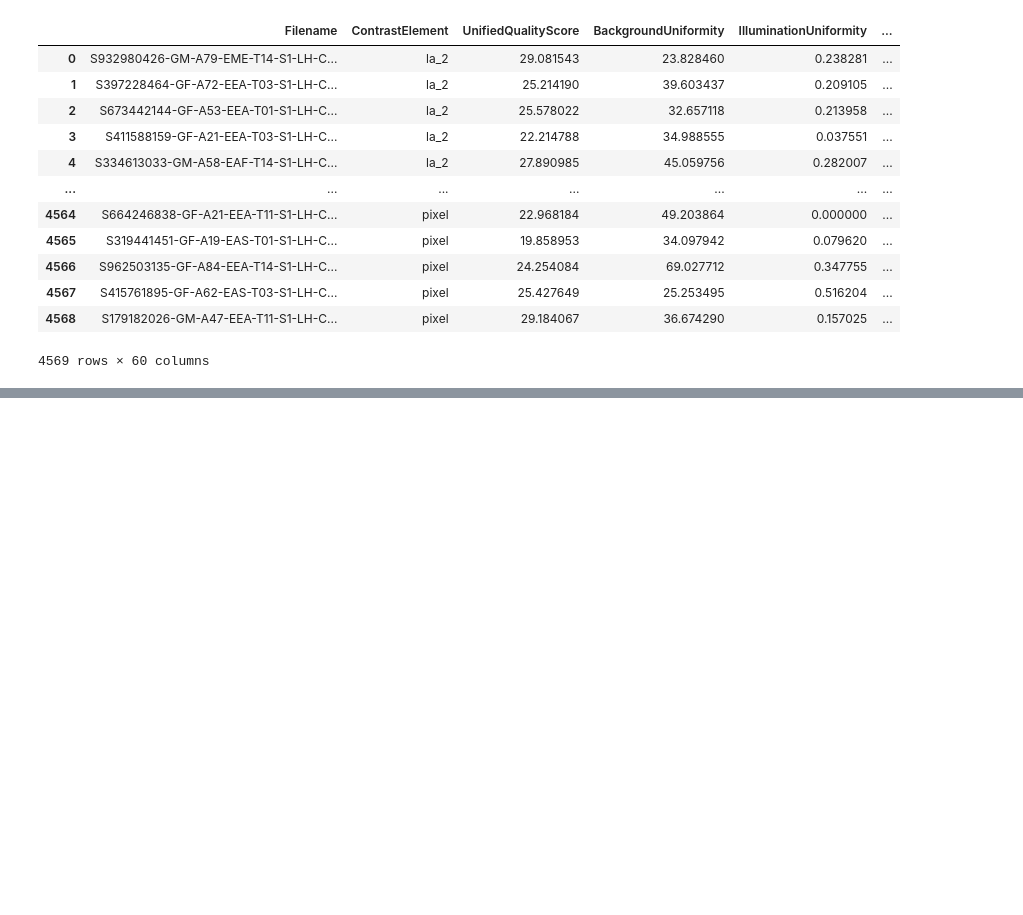
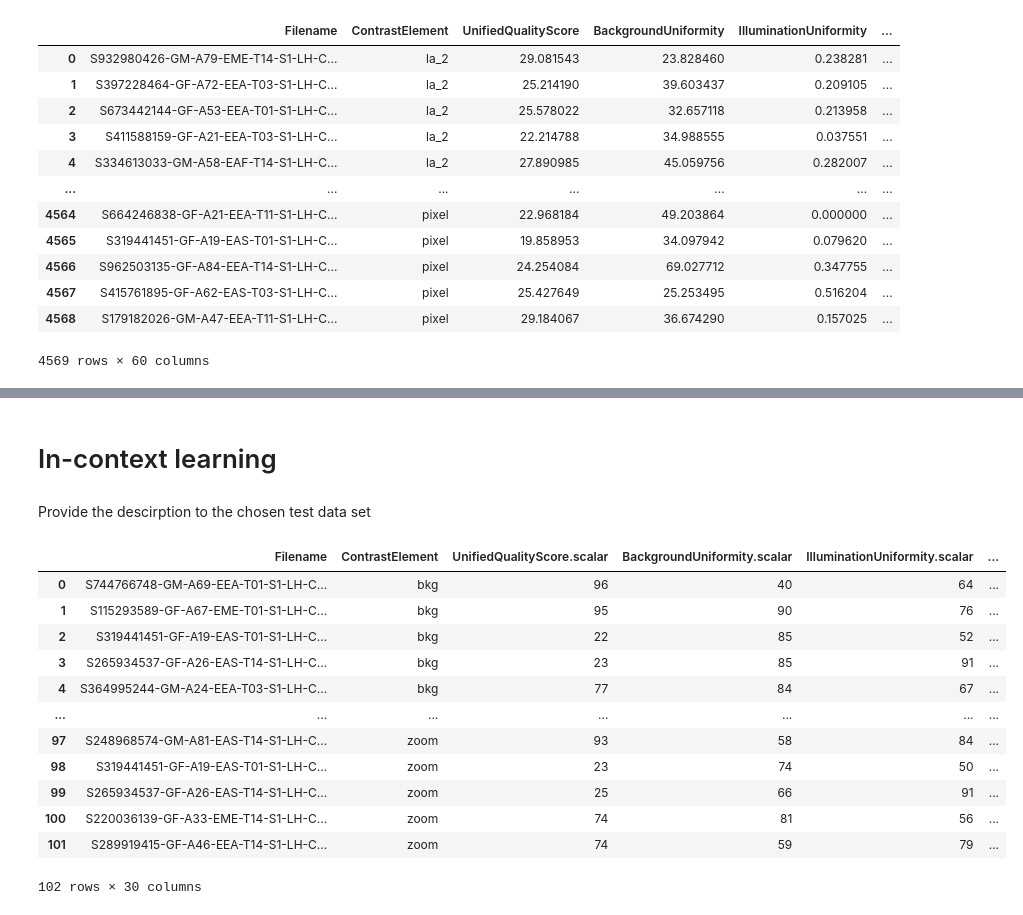
Before and after one commit to olablachowiak/biometrics-project, a Jupyter notebook: analysis.ipynb, the cells around one changed output, grey strips where cells are left out. Cells and saved outputs as stored; diff of their text form; code cells hidden in the pictures; blank space fills up the shorter version.

Commit message:
creating a descriptions for the testing dataset

```diff
--- a/analysis.ipynb
+++ b/analysis.ipynb
@@ -27,0 +91,22 @@ df
+# %% [markdown]
+# In-context learning
+# %% [markdown]
+Provide the descirption to the chosen test data set
+# %%
+# Read the saved CSV file
+df_in_context_dataset = pd.read_csv('tono_assessment_contrast_element_test.csv')
+df_in_context_dataset
+# %% [output]
+|  | Filename | ContrastElement | UnifiedQualityScore.scalar | BackgroundUniformity.scalar | IlluminationUniformity.scalar | ... |
+| 0 | S744766748-GM-A69-EEA-T01-S1-LH-C... | bkg | 96 | 40 | 64 | ... |
+| 1 | S115293589-GF-A67-EME-T01-S1-LH-C... | bkg | 95 | 90 | 76 | ... |
+| 2 | S319441451-GF-A19-EAS-T01-S1-LH-C... | bkg | 22 | 85 | 52 | ... |
+| 3 | S265934537-GF-A26-EAS-T14-S1-LH-C... | bkg | 23 | 85 | 91 | ... |
+| 4 | S364995244-GM-A24-EEA-T03-S1-LH-C... | bkg | 77 | 84 | 67 | ... |
+| ... | ... | ... | ... | ... | ... | ... |
+| 97 | S248968574-GM-A81-EAS-T14-S1-LH-C... | zoom | 93 | 58 | 84 | ... |
+| 98 | S319441451-GF-A19-EAS-T01-S1-LH-C... | zoom | 23 | 74 | 50 | ... |
+| 99 | S265934537-GF-A26-EAS-T14-S1-LH-C... | zoom | 25 | 66 | 91 | ... |
+| 100 | S220036139-GF-A33-EME-T14-S1-LH-C... | zoom | 74 | 81 | 56 | ... |
+| 101 | S289919415-GF-A46-EEA-T14-S1-LH-C... | zoom | 74 | 59 | 79 | ... |
+102 rows × 30 columns
```
Also changed, not shown: parts of 8 cells of this notebook, 3 other files.
